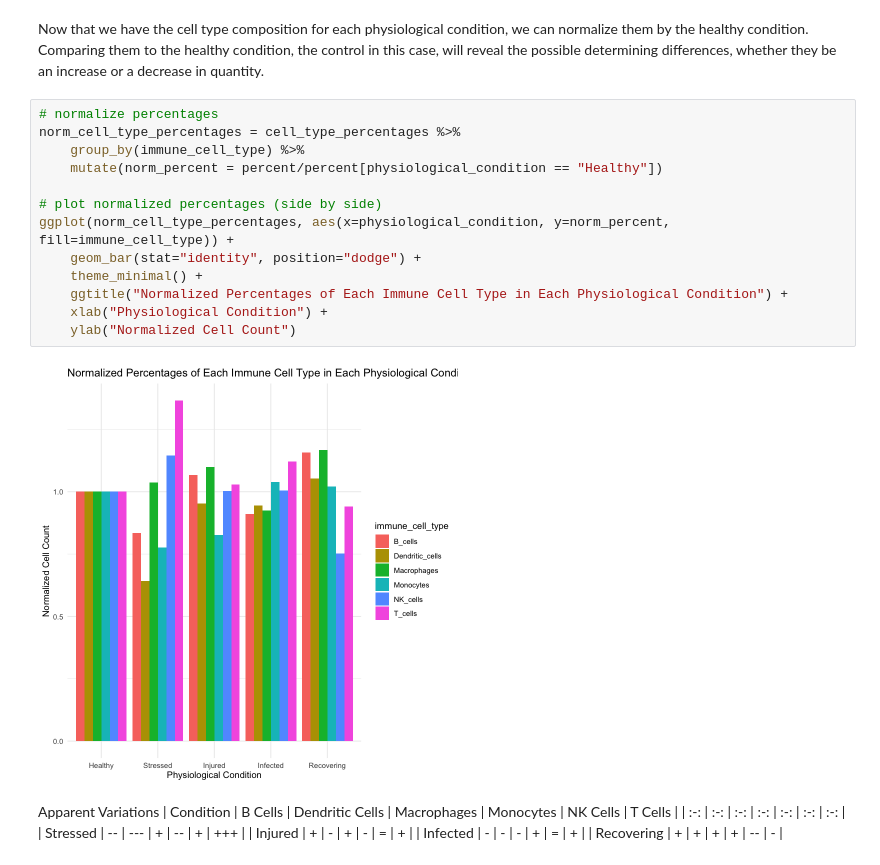
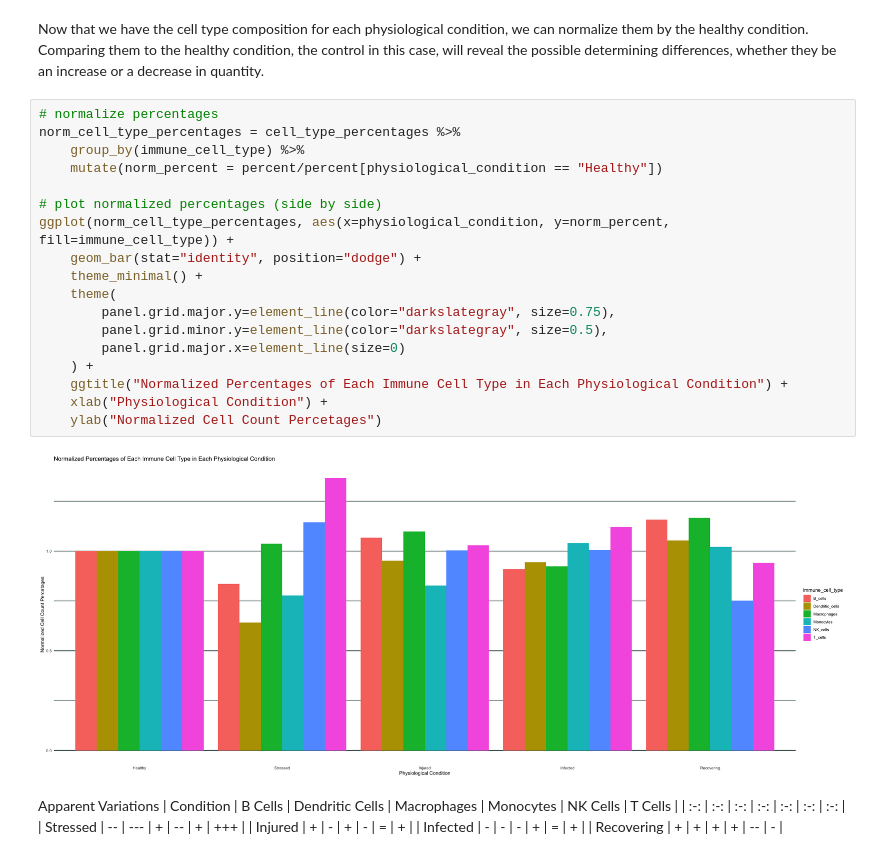
Before and after one commit to Ploenypp/bio-phys-inform_workbooks, a Jupyter notebook: biostats_project/sharks_immunity.ipynb, the cells around one changed output. Saved outputs shown, nothing was run; the diff lists cells and outputs as text.

Commit message:
wrapping up relationship between physiological conditions, immune cell types, and gene expressions section? hopefully?

```diff
--- a/biostats_project/sharks_immunity.ipynb
+++ b/biostats_project/sharks_immunity.ipynb
@@ -211,18 +214,23 @@ Now that we have the cell type composition for each physiological condition, we
 # %%
 # normalize percentages
 norm_cell_type_percentages = cell_type_percentages %>%
     group_by(immune_cell_type) %>%
     mutate(norm_percent = percent/percent[physiological_condition == "Healthy"])
 
 # plot normalized percentages (side by side)
 ggplot(norm_cell_type_percentages, aes(x=physiological_condition, y=norm_percent, fill=immune_cell_type)) +
     geom_bar(stat="identity", position="dodge") +
     theme_minimal() +
+    theme(
+        panel.grid.major.y=element_line(color="darkslategray", size=0.75),
+        panel.grid.minor.y=element_line(color="darkslategray", size=0.5),
+        panel.grid.major.x=element_line(size=0)
+    ) +
     ggtitle("Normalized Percentages of Each Immune Cell Type in Each Physiological Condition") +
     xlab("Physiological Condition") +
-    ylab("Normalized Cell Count")
+    ylab("Normalized Cell Count Percetages")
 # %% [output]
-[figure, old version]
+[figure, new version]
 # %% [markdown]
 Apparent Variations
 | Condition | B Cells | Dendritic Cells | Macrophages | Monocytes | NK Cells | T Cells |
```
Also changed, not shown: parts of 19 cells of this notebook.
